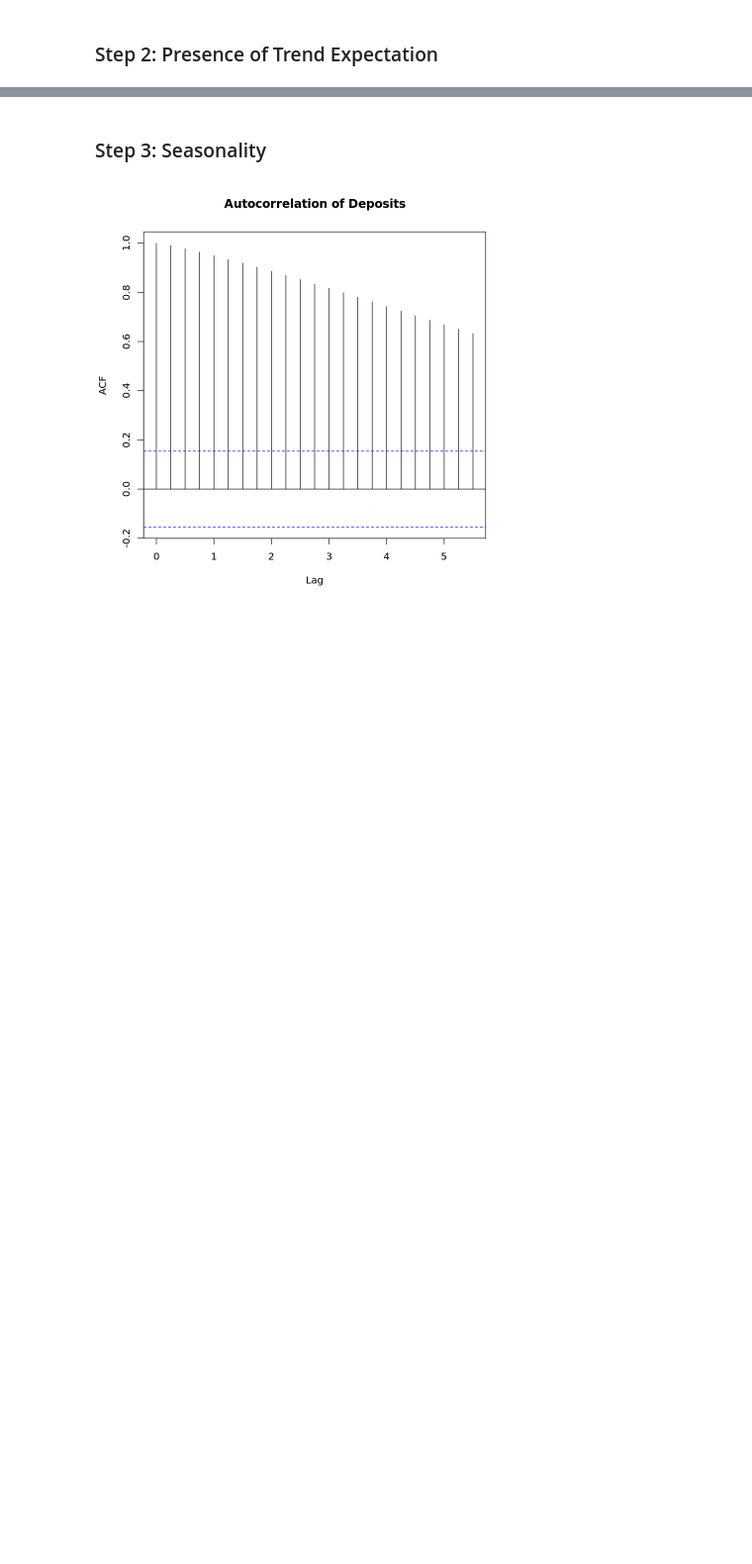
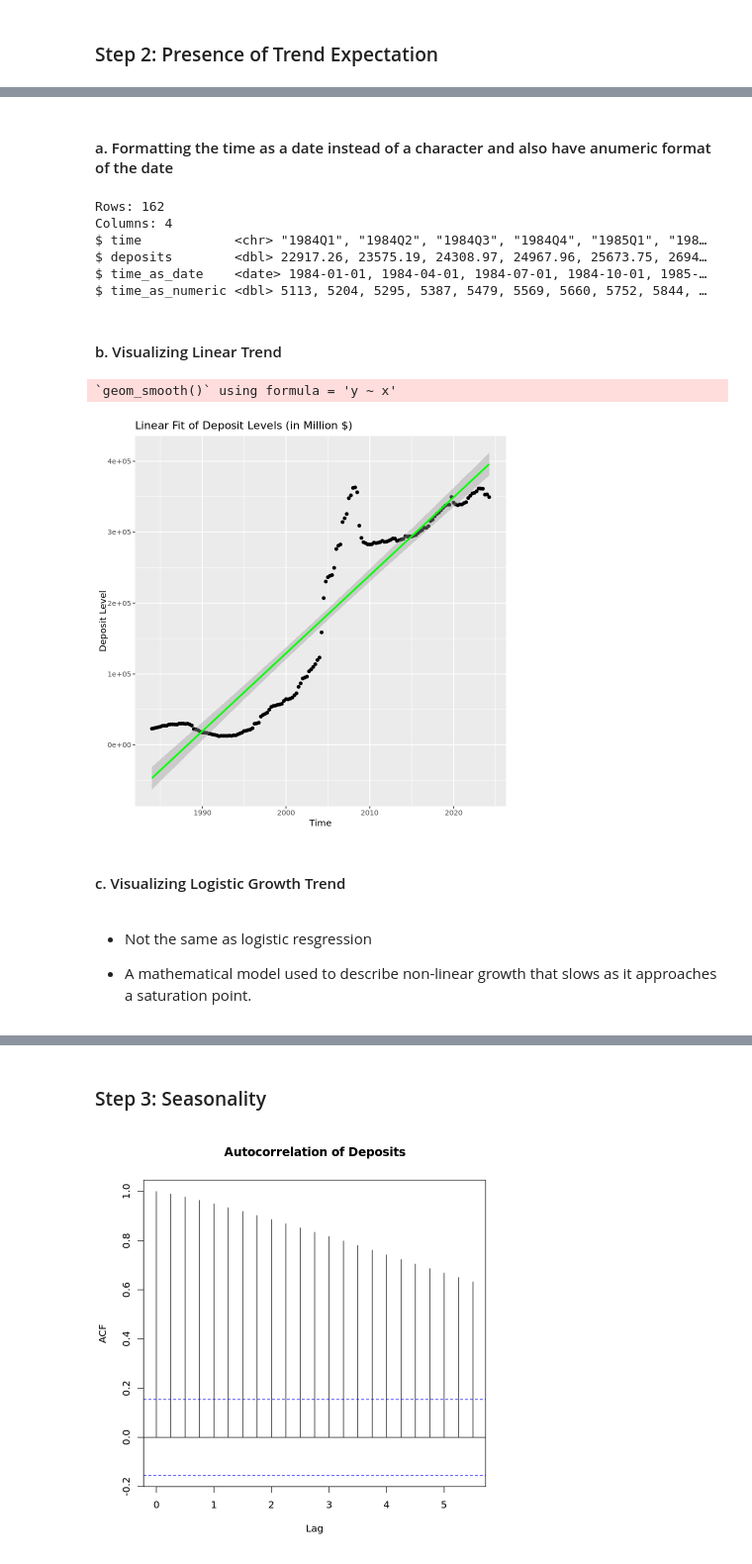
Before and after one commit to nzarama-kouadio/DUKE_MIDS_QFC_Final_Project, a Jupyter notebook: model_prediction/prophet_model.ipynb, the cells around one changed output, grey strips where cells are left out. Shown: that part at 99% size. Cells and saved outputs as stored; diff of their text form; code cells hidden in the pictures; blank space fills up the shorter version.

```diff
--- a/model_prediction/prophet_model.ipynb
+++ b/model_prediction/prophet_model.ipynb
@@ -51,11 +41,0 @@ deposit_levels <- deposit_levels %>%
-# %%
-# Convert `ds_display` to a factor for proper ordering
-deposit_levels <- deposit_levels %>%
-  mutate(ds_display = factor(ds_display, levels = ds_display))  # Keeps the original order
-
-# Plot using `ds_display` for a readable x-axis
-ggplot(deposit_levels, aes(x = ds_display, y = deposits)) +
-  geom_line(group = 1, color = "blue") +  # Add `group = 1` to connect the points
-  labs(title = "Quarterly Deposit Levels (Readable Format)", x = "Quarter", y = "Deposits") +
-  theme_minimal() +
-  theme(axis.text.x = element_text(angle = 45, hjust = 1))  # Rotate x-axis labels for clarity
@@ -74 +60,47 @@ $ ds_display <fct> 1984-Q1, 1984-Q2, 1984-Q3, 1984-Q4, 1985-Q1, 1985-Q2, 1985-
+# %% [markdown]
+#### a. Formatting the time as a date instead of a character and also have anumeric format of the date
+# %%
+# Step 1: Format time as date
+# Format
+time <- as.Date(as.yearqtr(deposit_levels$time, format = "%YQ%q"))
+# Add the formatted date back into the dataset
+deposit_levels$time_as_date <- time
+
+# Step 2: Format time as numeric
+# Format
+time2 <- as.numeric(deposit_levels$time_as_date)
+#  Add the formatted date back into the dataset
+deposit_levels$time_as_numeric <- time2
+
+# Check
+glimpse(deposit_levels)
+# %% [output]
+Rows: 162
+Columns: 4
+$ time            <chr> "1984Q1", "1984Q2", "1984Q3", "1984Q4", "1985Q1", "198…
+$ deposits        <dbl> 22917.26, 23575.19, 24308.97, 24967.96, 25673.75, 2694…
+$ time_as_date    <date> 1984-01-01, 1984-04-01, 1984-07-01, 1984-10-01, 1985-…
+$ time_as_numeric <dbl> 5113, 5204, 5295, 5387, 5479, 5569, 5660, 5752, 5844, …
+# %% [markdown]
+#### b. Visualizing Linear Trend
+# %%
+# Step 1: Time needs to be formatted as numeric for it to work ==> DONE above
+
+# Step 2: Fit the linear model
+linear_model <- lm(deposits ~ time_as_numeric ,data = deposit_levels) # Use time as numeric here
+
+# Step 3: Plot the linear model
+ggplot(deposit_levels, aes(x=time_as_date, y=deposits)) + # Use time as date here
+    geom_point() +
+    geom_smooth(method = lm, col = "green") + # Adds a linear trend
+    labs(title = "Linear Fit of Deposit Levels (in Million $)", x = "Time", y = "Deposit Level")
+# %% [output]
+`geom_smooth()` using formula = 'y ~ x'
+[figure, added]
+# %% [markdown]
+#### c. Visualizing Logistic Growth Trend
+# %% [markdown]
+- Not the same as logistic resgression
+
+- A mathematical model used to describe non-linear growth that slows as it approaches a saturation point.
 # %%
```
Also changed, not shown: parts of 16 cells of this notebook, 2 other files.
